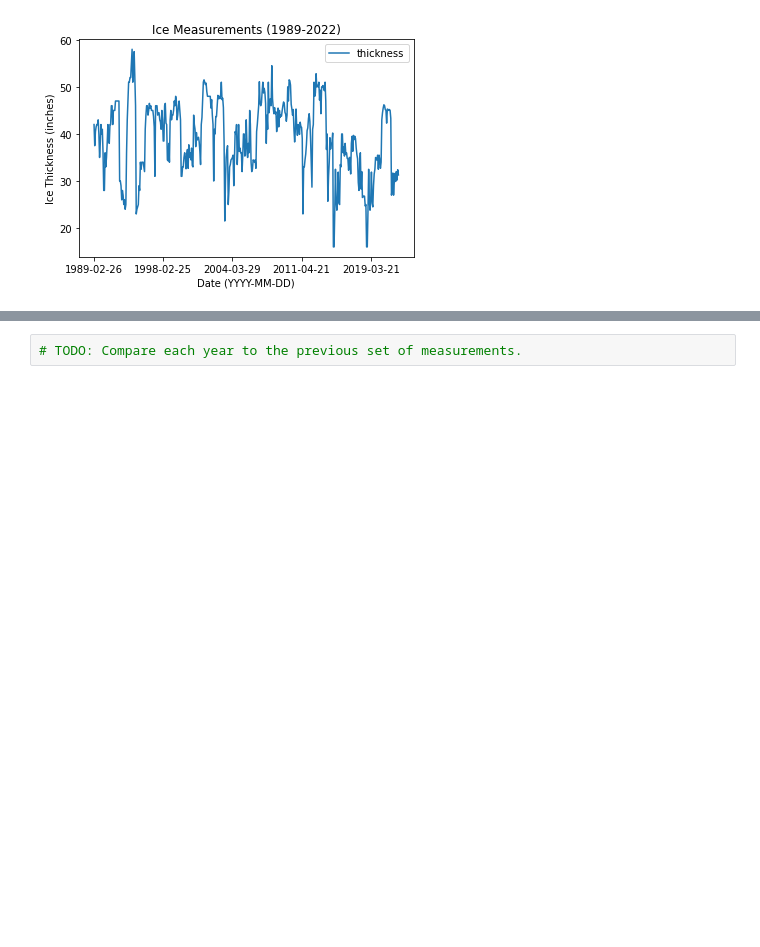
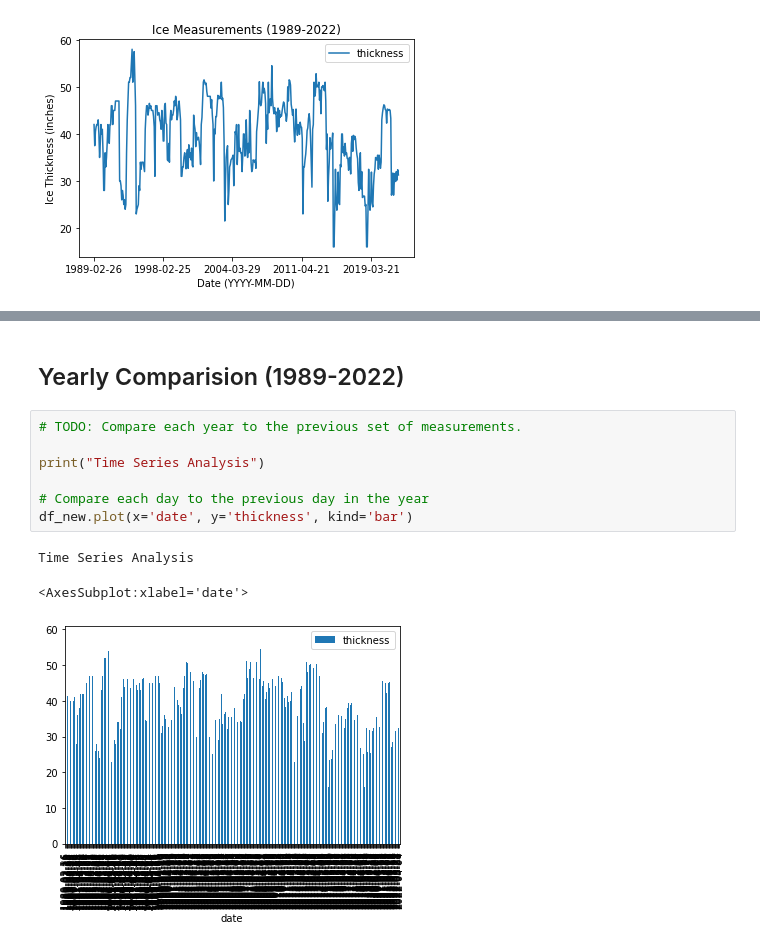
Before and after one commit to TechSolomon/tripod, a Jupyter notebook: notebooks/time.ipynb, the cells around one changed output, grey strips where cells are left out. Drawn from its saved outputs; the diff is of its cells as text; blank space fills up the shorter version.

```diff
--- a/notebooks/time.ipynb
+++ b/notebooks/time.ipynb
@@ -48,2 +79,13 @@ Text(0.5, 1.0, 'Ice Measurements (1989-2022)')
+# %% [markdown]
+## Yearly Comparision (1989-2022)
 # %%
 # TODO: Compare each year to the previous set of measurements.
+
+print("Time Series Analysis")
+
+# Compare each day to the previous day in the year
+df_new.plot(x='date', y='thickness', kind='bar')
+# %% [output]
+Time Series Analysis
+<AxesSubplot:xlabel='date'>
+[figure, added]
```
Also changed, not shown: parts of 5 cells of this notebook, 6 other files.
